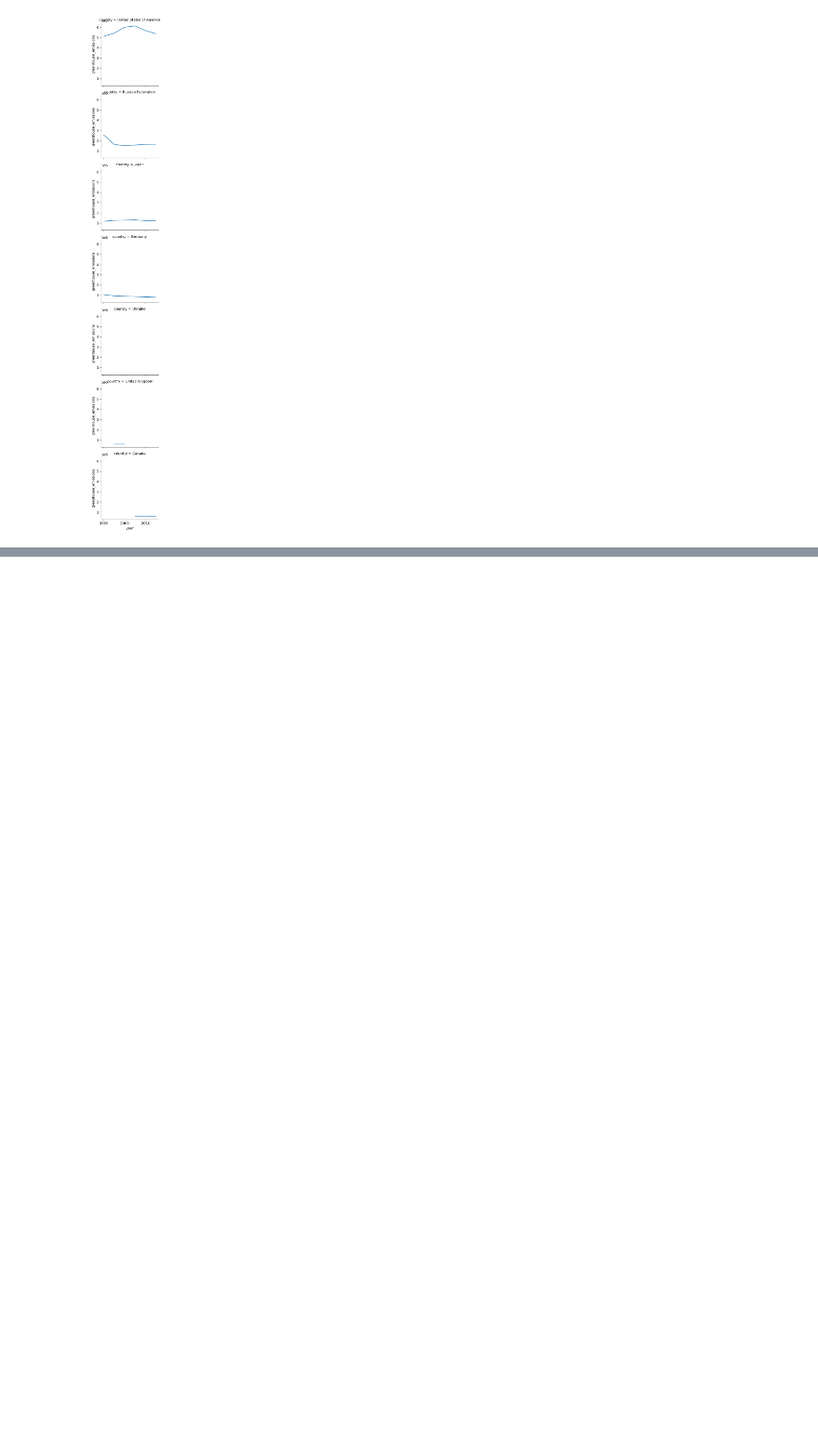
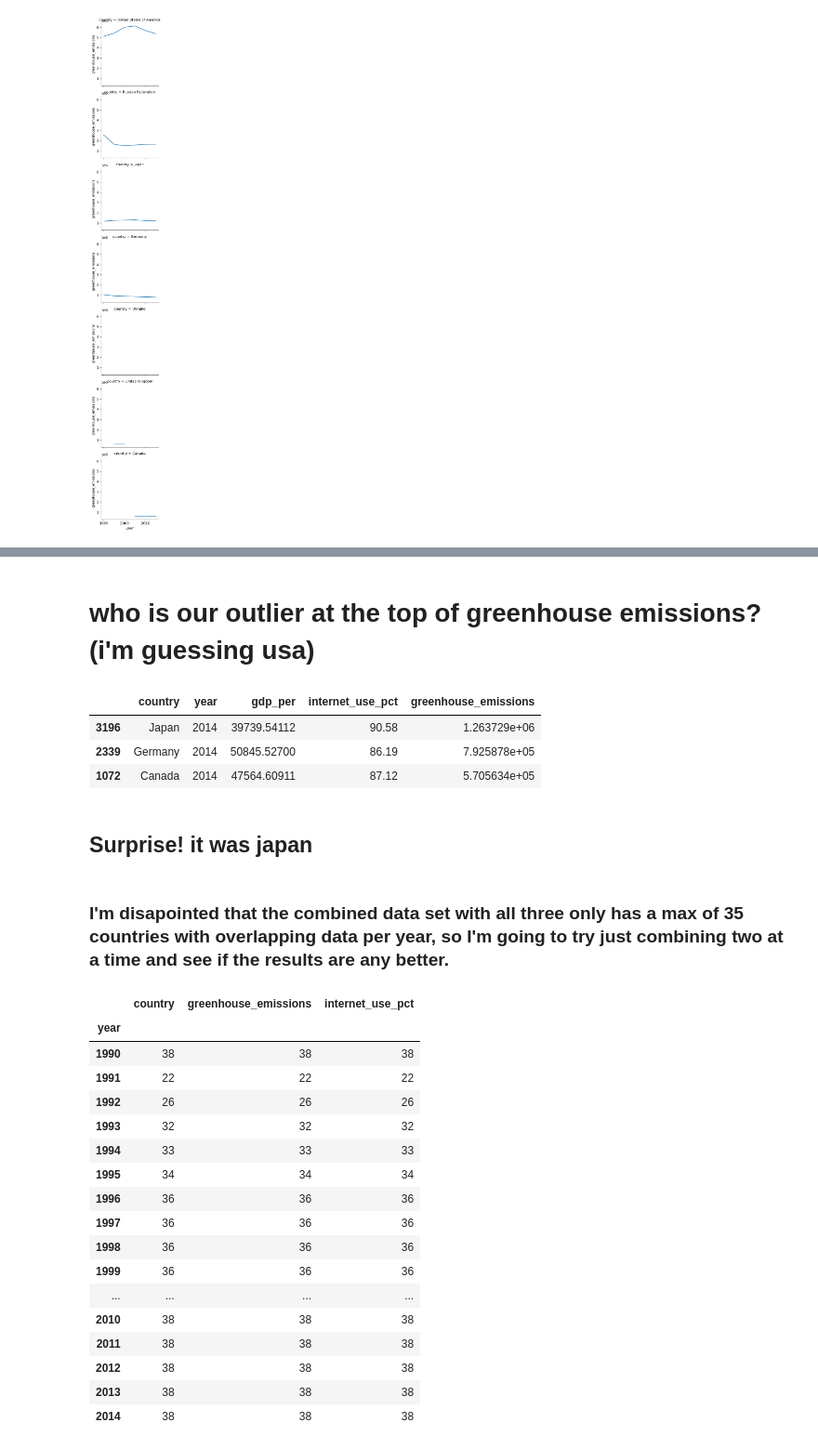
Before and after one commit to NSS-Full-Time-Data-Analytics-8/un_project-theo-carr, a Jupyter notebook: bonus_workbook.ipynb, the cells around one changed output, grey strips where cells are left out. Shown at 93% size. Drawn from its saved outputs; the diff is of its cells as text; code cells hidden in the pictures; blank space fills up the shorter version.

```diff
--- a/bonus_workbook.ipynb
+++ b/bonus_workbook.ipynb
@@ -220,0 +276,38 @@ rolling_emissions_map = rolling_emissions_facet.map(sns.lineplot, 'year', 'green
+# %% [markdown]
+# who is our outlier at the top of greenhouse emissions? (i'm guessing usa)
+# %%
+cs_2014.sort_values(by = 'greenhouse_emissions', ascending = False).head(3)
+# %% [output]
+|  | country | year | gdp_per | internet_use_pct | greenhouse_emissions |
+| 3196 | Japan | 2014 | 39739.54112 | 90.58 | 1.263729e+06 |
+| 2339 | Germany | 2014 | 50845.52700 | 86.19 | 7.925878e+05 |
+| 1072 | Canada | 2014 | 47564.60911 | 87.12 | 5.705634e+05 |
+# %% [markdown]
+## Surprise! it was japan
+# %% [markdown]
+### I'm disapointed that the combined data set with all three only has a max of 35 countries with overlapping data per year, so I'm going to try just combining two at a time and see if the results are any better.
+# %%
+greenhouse_internet = pd.merge(greenhouse, internet_use, how = 'outer', on = ['country','year'])
+greenhouse_internet = greenhouse_internet.dropna()
+# %%
+### let's do some poking around and see if this smaller dataframe is any better
+greenhouse_internet.groupby('year').agg('count')
+# %% [output]
+|  | country | greenhouse_emissions | internet_use_pct |
+| year |  |  |  |
+| 1990 | 38 | 38 | 38 |
+| 1991 | 22 | 22 | 22 |
+| 1992 | 26 | 26 | 26 |
+| 1993 | 32 | 32 | 32 |
+| 1994 | 33 | 33 | 33 |
+| 1995 | 34 | 34 | 34 |
+| 1996 | 36 | 36 | 36 |
+| 1997 | 36 | 36 | 36 |
+| 1998 | 36 | 36 | 36 |
+| 1999 | 36 | 36 | 36 |
+| ... | ... | ... | ... |
+| 2010 | 38 | 38 | 38 |
+| 2011 | 38 | 38 | 38 |
+| 2012 | 38 | 38 | 38 |
+| 2013 | 38 | 38 | 38 |
+| 2014 | 38 | 38 | 38 |
```
Also changed, not shown: parts of 12 cells of this notebook.
